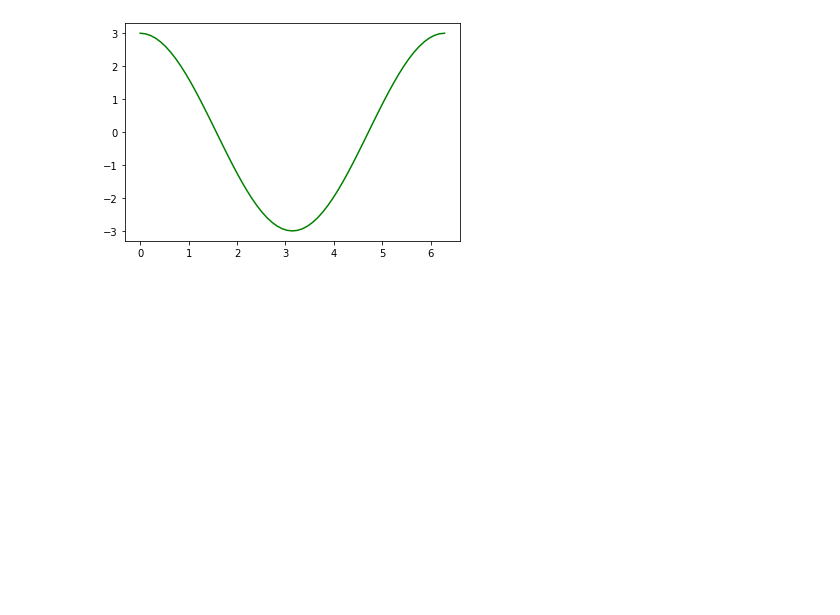
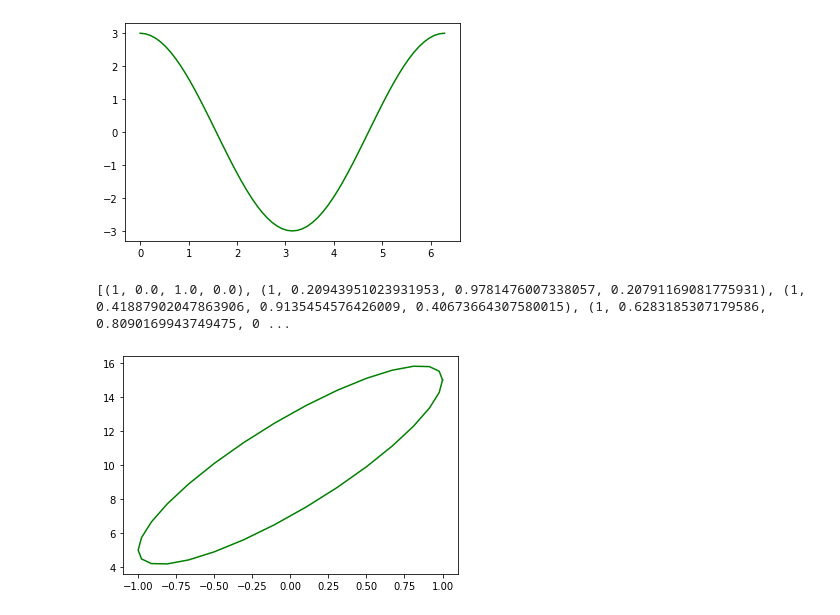
Before and after one commit to everestso/Fall21Spring22, a Jupyter notebook: c191f21_1.ipynb, the cells around one changed output. Drawn from its saved outputs; the diff is of its cells as text; code cells hidden in the pictures; blank space fills up the shorter version.

```diff
--- a/c191f21_1.ipynb
+++ b/c191f21_1.ipynb
@@ -56,3 +56,18 @@ plt.show()
 3.141592653589793
 [(1, 0.0, 1.0), (1, 0.10471975511965977, 0.9945218953682733), (1, 0.20943951023931953, 0.9781476007338057), (1, 0.3141592653589793, 0.9510565162951535), (1, 0.41887902047863906, 0.9135454576426009), ( ...
 [figure]
+# %%
+dataX1 = [2*math.pi/30.0*i for i in range(31)]
+dataX0 = [1]*len(dataX1)
+dataX2 = [math.cos(x) for x in dataX1]
+dataX3 = [math.sin(x) for x in dataX1]
+data = list(zip(dataX0, dataX1, dataX2, dataX3))
+print (data)
+
+Weights = [10, 0, 5, 3]
+Y = [F(Weights, X) for X in data]
+plt.plot(dataX2, Y, "g")
+plt.show()
+# %% [output]
+[(1, 0.0, 1.0, 0.0), (1, 0.20943951023931953, 0.9781476007338057, 0.20791169081775931), (1, 0.41887902047863906, 0.9135454576426009, 0.40673664307580015), (1, 0.6283185307179586, 0.8090169943749475, 0 ...
+[figure, added]
```
